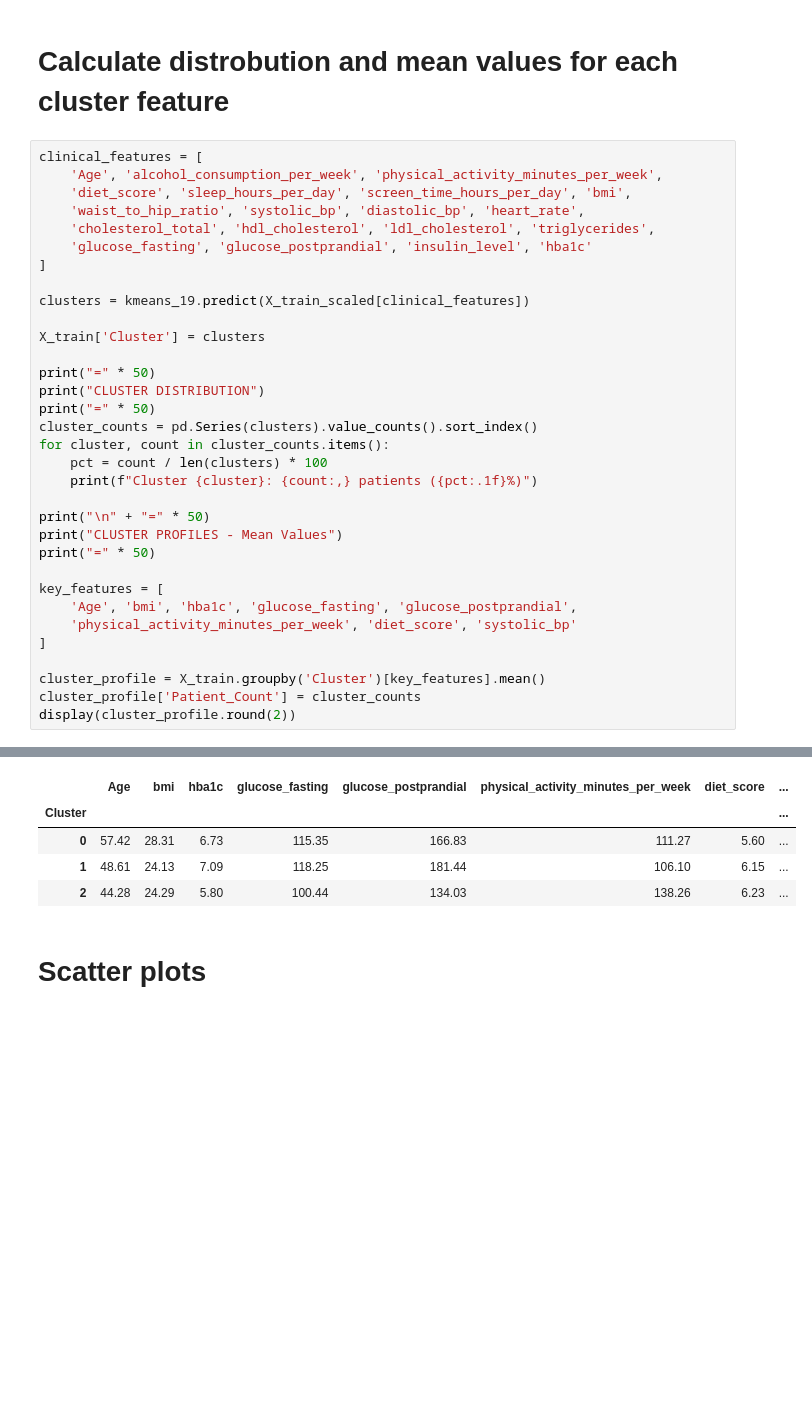
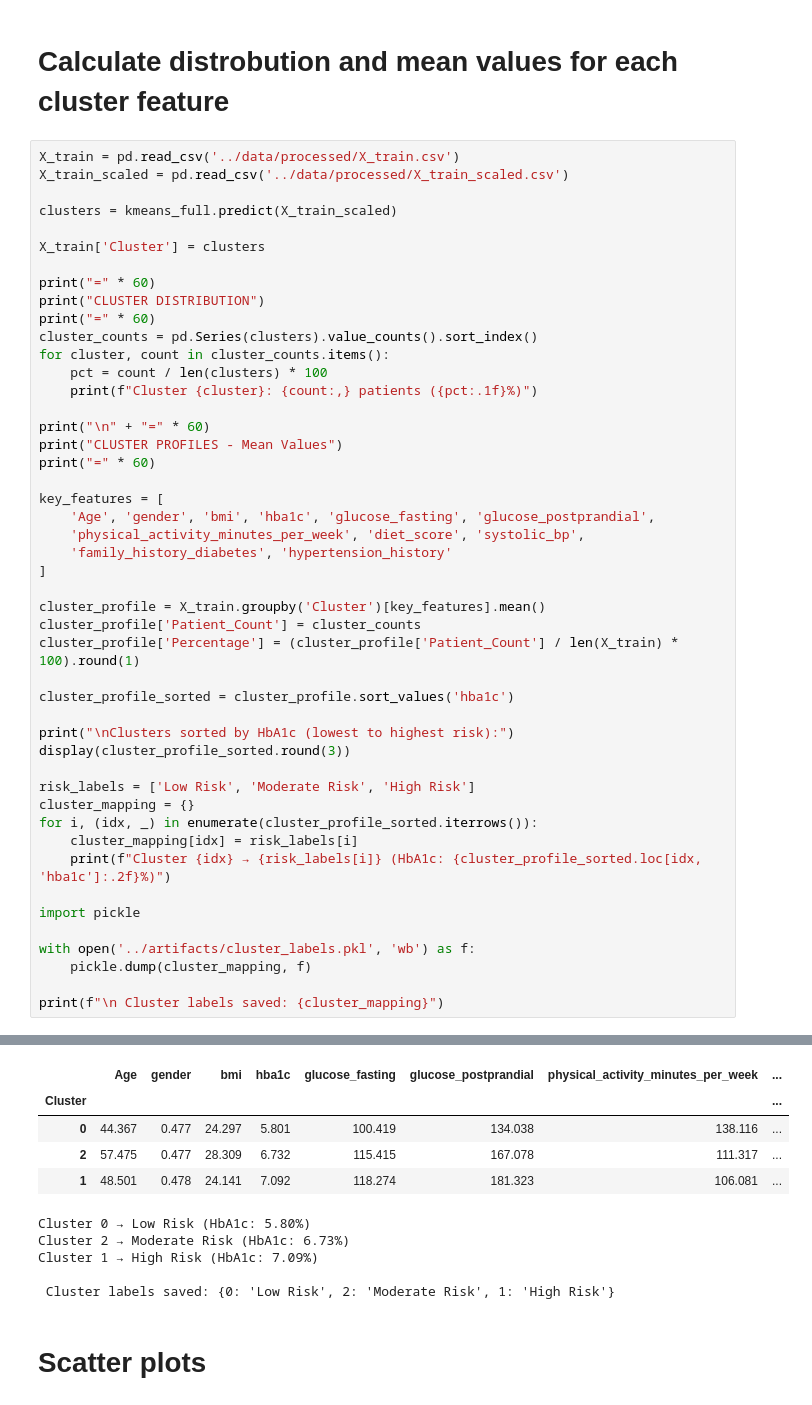
Before and after one commit to m-vs-0502/MLG382-Assignment1---Group-11, a Jupyter notebook: notebooks/cluster_modelling.ipynb, the cells around one changed output, grey strips where cells are left out. Drawn from its saved outputs; the diff is of its cells as text; blank space fills up the shorter version.

```diff
--- a/notebooks/cluster_modelling.ipynb
+++ b/notebooks/cluster_modelling.ipynb
@@ -79,36 +140,50 @@ joblib.dump(kmeans_19, '../artifacts/kmeans_model.pkl')
 # %% [markdown]
 # Calculate distrobution and mean values for each cluster feature
 # %%
-clinical_features = [
-    'Age', 'alcohol_consumption_per_week', 'physical_activity_minutes_per_week',
-    'diet_score', 'sleep_hours_per_day', 'screen_time_hours_per_day', 'bmi',
-    'waist_to_hip_ratio', 'systolic_bp', 'diastolic_bp', 'heart_rate',
-    'cholesterol_total', 'hdl_cholesterol', 'ldl_cholesterol', 'triglycerides',
-    'glucose_fasting', 'glucose_postprandial', 'insulin_level', 'hba1c'
-]
+X_train = pd.read_csv('../data/processed/X_train.csv')
+X_train_scaled = pd.read_csv('../data/processed/X_train_scaled.csv')
 
-clusters = kmeans_19.predict(X_train_scaled[clinical_features])
+clusters = kmeans_full.predict(X_train_scaled)
 
 X_train['Cluster'] = clusters
 
-print("=" * 50)
+print("=" * 60)
 print("CLUSTER DISTRIBUTION")
-print("=" * 50)
+print("=" * 60)
 cluster_counts = pd.Series(clusters).value_counts().sort_index()
 for cluster, count in cluster_counts.items():
     pct = count / len(clusters) * 100
     print(f"Cluster {cluster}: {count:,} patients ({pct:.1f}%)")
 
-print("\n" + "=" * 50)
+print("\n" + "=" * 60)
 print("CLUSTER PROFILES - Mean Values")
-print("=" * 50)
+print("=" * 60)
 
 key_features = [
-    'Age', 'bmi', 'hba1c', 'glucose_fasting', 'glucose_postprandial',
-    'physical_activity_minutes_per_week', 'diet_score', 'systolic_bp'
+    'Age', 'gender', 'bmi', 'hba1c', 'glucose_fasting', 'glucose_postprandial',
+    'physical_activity_minutes_per_week', 'diet_score', 'systolic_bp',
+    'family_history_diabetes', 'hypertension_history'
 ]
 
 cluster_profile = X_train.groupby('Cluster')[key_features].mean()
 cluster_profile['Patient_Count'] = cluster_counts
-display(cluster_profile.round(2))
+cluster_profile['Percentage'] = (cluster_profile['Patient_Count'] / len(X_train) * 100).round(1)
+
+cluster_profile_sorted = cluster_profile.sort_values('hba1c')
+
+print("\nClusters sorted by HbA1c (lowest to highest risk):")
+display(cluster_profile_sorted.round(3))
+
+risk_labels = ['Low Risk', 'Moderate Risk', 'High Risk']
+cluster_mapping = {}
+for i, (idx, _) in enumerate(cluster_profile_sorted.iterrows()):
+    cluster_mapping[idx] = risk_labels[i]
+    print(f"Cluster {idx} → {risk_labels[i]} (HbA1c: {cluster_profile_sorted.loc[idx, 'hba1c']:.2f}%)")
+
+import pickle
+
+with open('../artifacts/cluster_labels.pkl', 'wb') as f:
+    pickle.dump(cluster_mapping, f)
+
+print(f"\n Cluster labels saved: {cluster_mapping}")
 # %% [output]
@@ -125,8 +202,13 @@ CLUSTER PROFILES - Mean Values
-|  | Age | bmi | hba1c | glucose_fasting | glucose_postprandial | physical_activity_minutes_per_week | diet_score | ... |
+|  | Age | gender | bmi | hba1c | glucose_fasting | glucose_postprandial | physical_activity_minutes_per_week | ... |
 | Cluster |  |  |  |  |  |  |  | ... |
-| 0 | 57.42 | 28.31 | 6.73 | 115.35 | 166.83 | 111.27 | 5.60 | ... |
-| 1 | 48.61 | 24.13 | 7.09 | 118.25 | 181.44 | 106.10 | 6.15 | ... |
-| 2 | 44.28 | 24.29 | 5.80 | 100.44 | 134.03 | 138.26 | 6.23 | ... |
+| 0 | 44.367 | 0.477 | 24.297 | 5.801 | 100.419 | 134.038 | 138.116 | ... |
+| 2 | 57.475 | 0.477 | 28.309 | 6.732 | 115.415 | 167.078 | 111.317 | ... |
+| 1 | 48.501 | 0.478 | 24.141 | 7.092 | 118.274 | 181.323 | 106.081 | ... |
+Cluster 0 → Low Risk (HbA1c: 5.80%)
+Cluster 2 → Moderate Risk (HbA1c: 6.73%)
+Cluster 1 → High Risk (HbA1c: 7.09%)
+
+ Cluster labels saved: {0: 'Low Risk', 2: 'Moderate Risk', 1: 'High Risk'}
 # %% [markdown]
 # Scatter plots
 # %%
```
Also changed, not shown: parts of 10 cells of this notebook, 2 other files.
